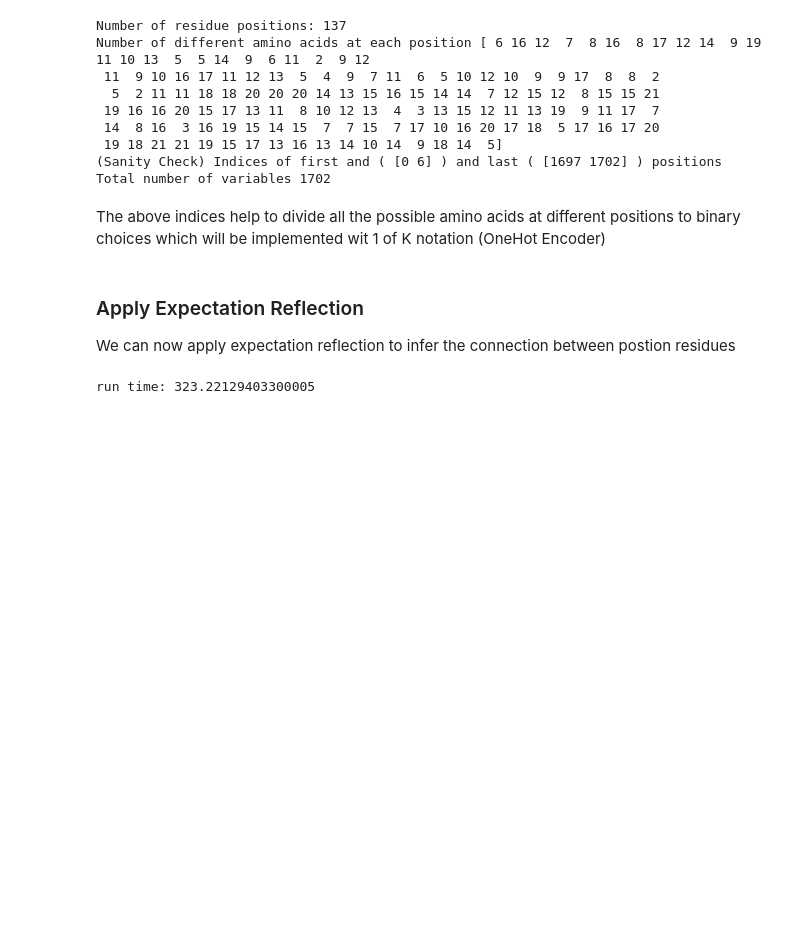
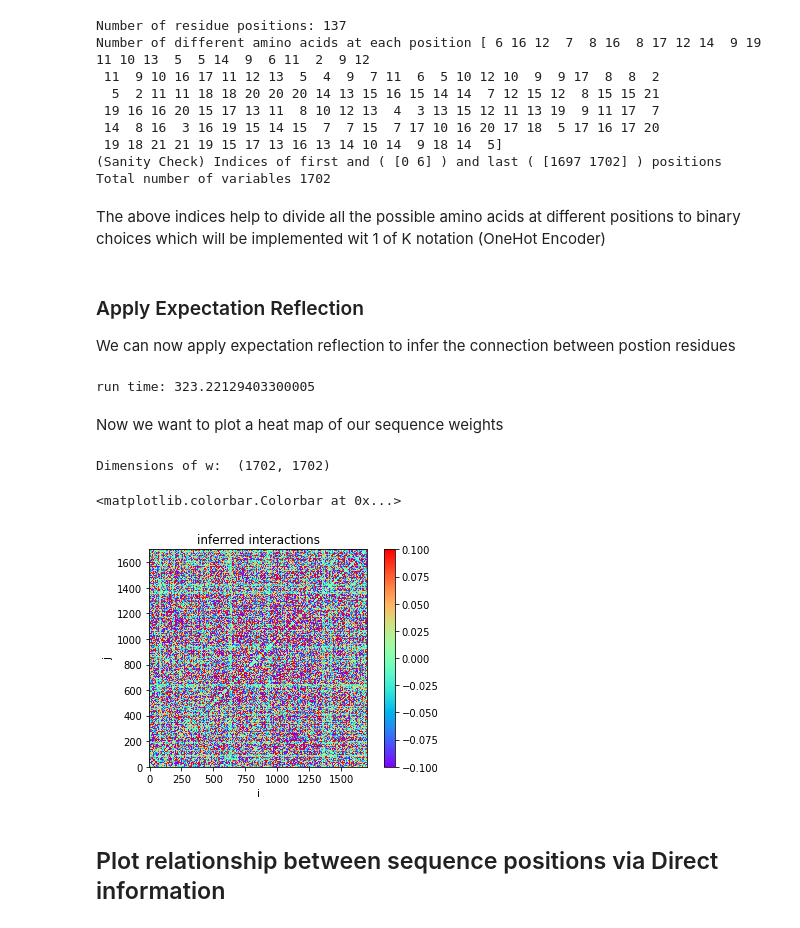
Before and after one commit to evancresswell/DCA_ER_old, a Jupyter notebook: ecc_DCA_ER.ipynb, the cells around one changed output. Cells and saved outputs as stored; diff of their text form; code cells hidden in the pictures; blank space fills up the shorter version.

Commit message:
DCE with ER works and provides heatmap of Direct Information

```diff
--- a/ecc_DCA_ER.ipynb
+++ b/ecc_DCA_ER.ipynb
@@ -189,3 +196,22 @@ for i0 in range(n_var):
 w = (w + w.T)/2.
 # %% [output]
 run time: 323.22129403300005
+# %% [markdown]
+Now we want to plot a heat map of our sequence weights
+# %%
+# Verify that w is symmetric (sanity test)
+print("Dimensions of w: ",w.shape)
+# %% [output]
+Dimensions of w:  (1702, 1702)
+# %%
+plt.title('inferred interactions')
+plt.imshow(w,cmap='rainbow',origin='lower')
+plt.clim(-0.1,0.1)
+plt.xlabel('i')
+plt.ylabel('j')
+plt.colorbar(fraction=0.045, pad=0.05)
+# %% [output]
+<matplotlib.colorbar.Colorbar at 0x...>
+[figure, added]
+# %% [markdown]
+## Plot relationship between sequence positions via Direct information
```
Also changed, not shown: parts of 5 cells of this notebook.
